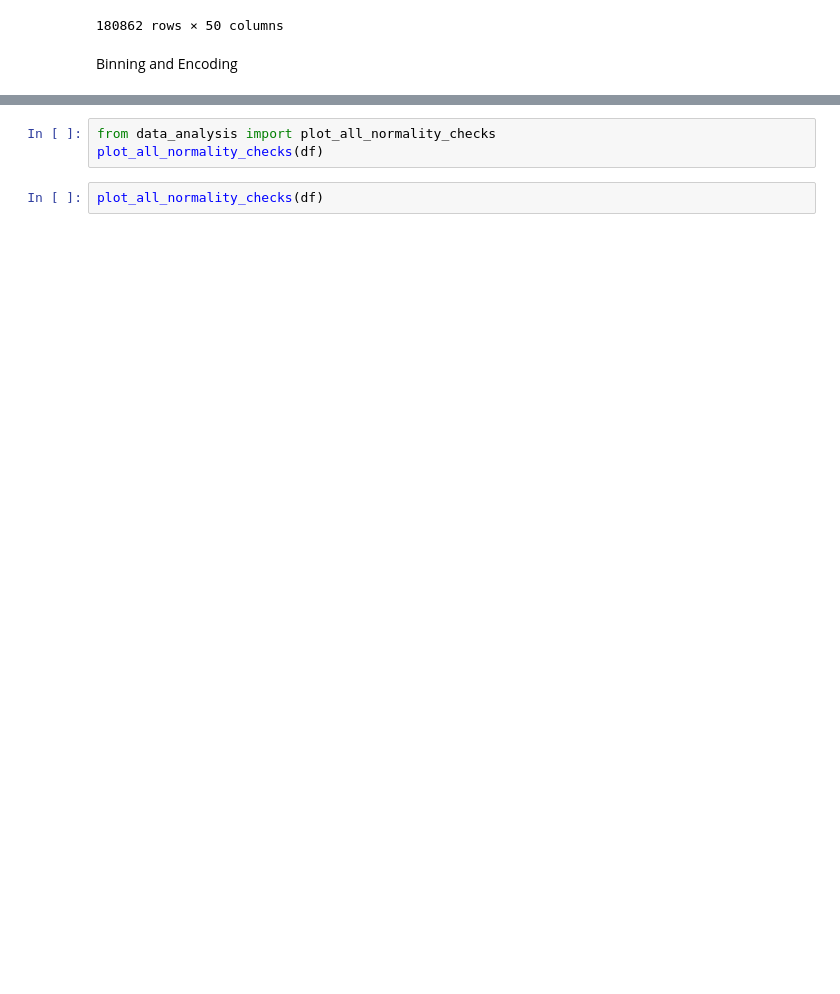
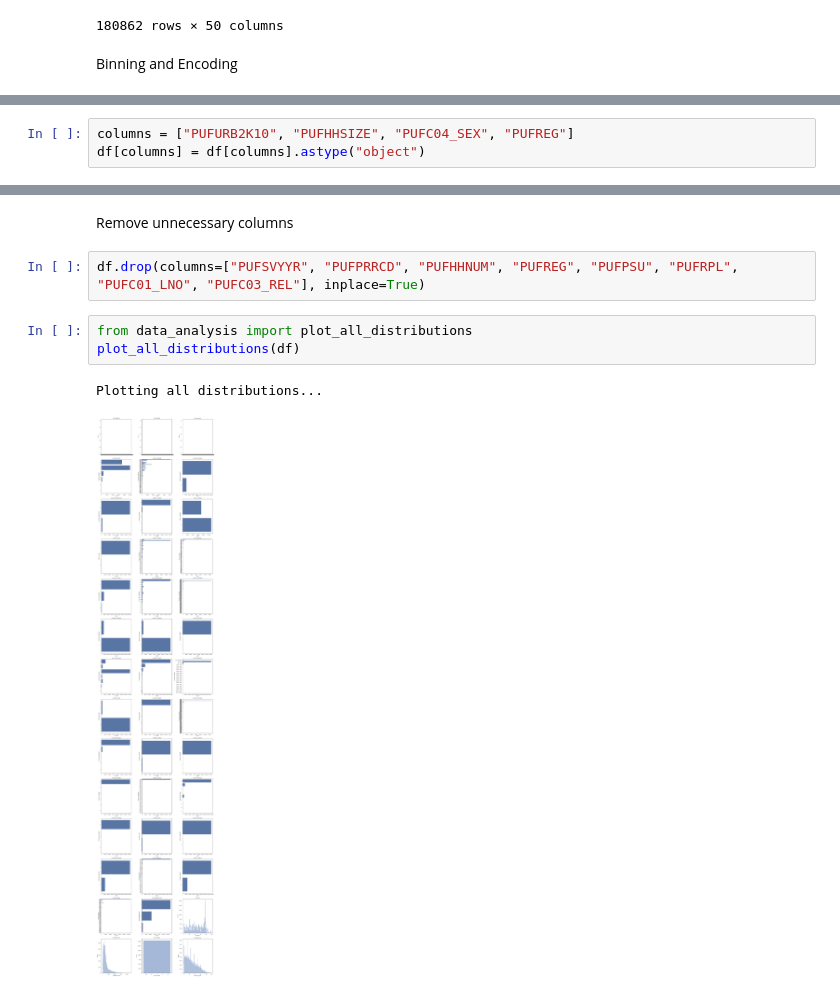
Before and after one commit to tinySculpture/STINTSY-Project, a Jupyter notebook: Project_Labor_Force_Survey.ipynb, the cells around one changed output, grey strips where cells are left out. Cells and saved outputs as stored; diff of their text form; blank space fills up the shorter version.

```diff
--- a/Project_Labor_Force_Survey.ipynb
+++ b/Project_Labor_Force_Survey.ipynb
@@ -239,0 +214,3 @@ sns.histplot(df[""])
+# %%
+columns = ["PUFURB2K10", "PUFHHSIZE", "PUFC04_SEX", "PUFREG"]
+df[columns] = df[columns].astype("object")
@@ -240,5 +250,10 @@ sns.histplot(df[""])
+# %% [markdown]
+Remove unnecessary columns
+# %%
+df.drop(columns=["PUFSVYYR", "PUFPRRCD", "PUFHHNUM", "PUFREG", "PUFPSU", "PUFRPL", "PUFC01_LNO", "PUFC03_REL"], inplace=True)
 # %%
-from data_analysis import plot_all_normality_checks
-plot_all_normality_checks(df)
+from data_analysis import plot_all_distributions
+plot_all_distributions(df)
+# %% [output]
+Plotting all distributions...
+[figure, added]
-# %%
-plot_all_normality_checks(df)
```
Also changed, not shown: parts of 14 cells of this notebook, 2 other files.
